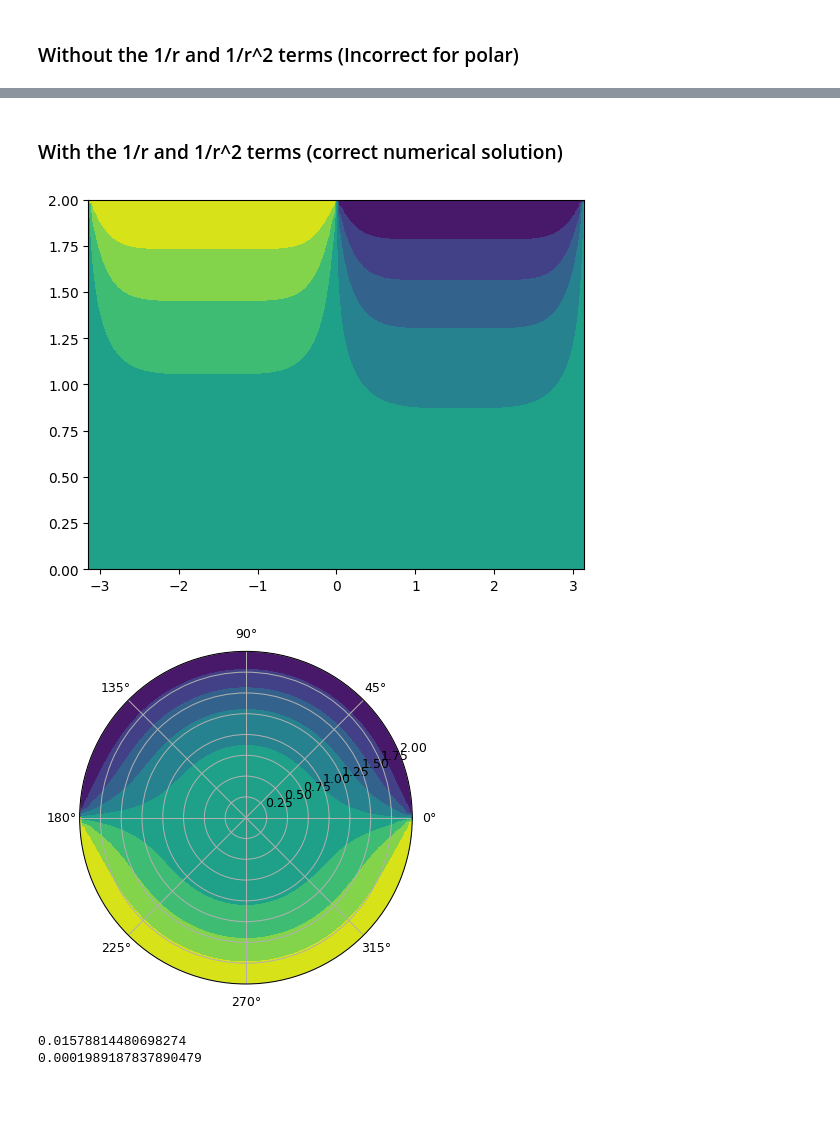
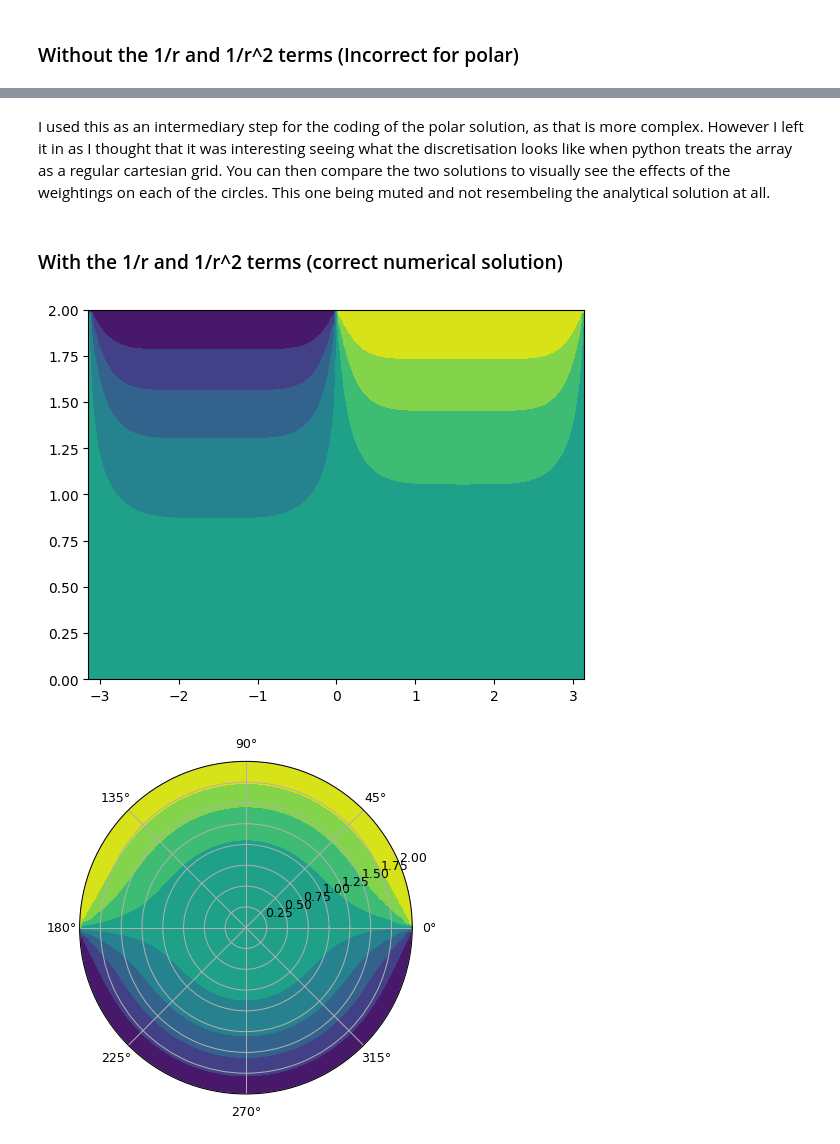
Before and after one commit to peterassessments/Individiual-Simulation, a Jupyter notebook: individual sim.ipynb, the cells around one changed output, grey strips where cells are left out. Saved outputs shown, nothing was run; the diff lists cells and outputs as text; code cells hidden in the pictures; blank space fills up the shorter version.

```diff
--- a/individual sim.ipynb
+++ b/individual sim.ipynb
@@ -3,12 +3,3 @@ import sympy as sp
 import matplotlib.pyplot as plt
 import numpy as np
 from sympy import *
-# %%
-T= sp.symbols('T')
-
-pi = sp.pi
-n = sp.symbols('n' , positive = True , integer = True)
-u = sp.symbols('u')
-
-
-sp.integrate(sp.sin(n*T), (T, 0,pi))
@@ -231,10 +237,10 @@ plt.show()
 # %% [markdown]
 ### Without the 1/r and 1/r^2 terms (Incorrect for polar)
 # %%
-max_iters = 500
+max_iters = 500 # controls the number of iterations python does
 
-length_r = 100
-length_theta = 100
+length_r = 100   # controls the number of circles of the r discretisation
+length_theta = 100  # controls the number of wedges of the theta discretisation
 
 radius = 2
 
@@ -258,8 +264,8 @@ u = np.empty((length_r, length_theta))
 u.fill(filler_value)
 
 # DOING ALL THE BOUNDARY CONDITIONS BY ARRAY SLICING
-u[length_r-1, (length_r//2): length_r] = the_bot_temp         # issue with / returning a floating point, not an integer, for indexing integers are required
-u[length_r-1, 0: (length_r//2)] = the_top_temp             # this is done as python places polar arrays counter clockwise
+u[length_r-1, (length_r//2): length_r] = the_top_temp         # issue with / returning a floating point, not an integer, for indexing integers are required
+u[length_r-1, 0: (length_r//2)] = the_bot_temp             # this is done as python places polar arrays counter clockwise
 u[0, :] = r_zero
 
 
@@ -287,3 +287,5 @@ plt.show()
+# %% [markdown]
+I used this as an intermediary step for the coding of the polar solution, as that is more complex. However I left it in as I thought that it was interesting seeing what the discretisation looks like when python treats the array as a regular cartesian grid. You can then compare the two solutions to visually see the effects of the weightings on each of the circles. This one being muted and not resembeling the analytical solution at all.
 # %% [markdown]
 ### With the 1/r and 1/r^2 terms (correct numerical solution)
 # %%
@@ -296,74 +298,54 @@ radius = 2
 
 
 
-the_top_temp = 100
+the_top_temp = 100         # Feel free to change these values
 the_bot_temp = -100
 r_zero = 0
 
 filler_value = 10
 
 
-#r, theta = np.meshgrid(np.arange(0, length_r), np.arange(0,length_theta))
 
 r = np.linspace(0, radius , length_r)  # slices of radius of whatever length_r is set to
 theta = np.linspace(-np.pi, np.pi , length_theta) # slices of -pi to pi of length_theta
 
-#r, theta = np.meshgrid(np.linspace(0, radius , length_r), np.linspace(-np.pi, np.pi , length_theta) )
 
 
 u = np.empty((length_r, length_theta))
 u.fill(filler_value)
 
 # DOING ALL THE BOUNDARY CONDITIONS BY ARRAY SLICING
-u[length_r-1, 0: (length_r//2)] = the_top_temp             # this is done as python places polar arrays counter clockwise
-u[length_r-1, (length_r//2): length_r] = the_bot_temp         # issue with / returning a floating point, not an integer, for indexing integers are required
-u[0, :] = r_zero
+u[length_r-1, 0: (length_r//2)] = the_bot_temp             # this is done as python places polar arrays counter clockwise
+u[length_r-1, (length_r//2): length_r] = the_top_temp
+#u[0, :] = r_zero       ~ This boundary condition is not needed for an accurate apporximation.
 
-#/////////////////////////////////////////Definintions of polar laplace terms
-#del_r_squ = (radius/length_r)**2                             # (2/100)**2 = 0.0004
-#del_theta_squ =  ((2*np.pi) / length_theta)**2               # (6.3/100) = 0.0063
-#r_squ = radius**2                                            # (2**2)    = 4
-#use radius for r                                            # 2         = 2
-#two_del_r = 2*(radius/length_r)                              #  2*(2/100)= 0.04
 
-#multiplier = (del_r_squ*r_squ*del_theta_squ) / (2*(r_squ*del_theta_squ)) + 2*(del_r_squ)
 
-#multiplier = ((r[i] - r[i-1])**2)* ((r[i])**2) * ((theta[j] - theta[j-1])**2) / (2*(((r[i])**2) * (theta[j] - theta[j-1])**2)) # MAIN BUG FOUND why have you left out the 2delta r bit
-#///////////////////////////////////////////
 for iteration in range(max_iters):
     for i in range(1, (length_r -1)): # need to skip over boundary points that we have defined to avoid iterating over them.
 
         X = (r[i] - r[i-1])**2  # delta radius(i) squared                 # CHANGE IN R is just r2 -r1
         Y = (r[i] * (2*(r[i] - r[i-1])))          # radius(i) times 2 times delta r
 
 
-        for j in range(1, length_theta-1): #(1, (length_theta -1)):
+        for j in range(1, length_theta-1):
 
-            Z = ((r[i])**2 )*((theta[j] - theta[j-1])**2)  #
+            Z = ((r[i])**2 )*((theta[j] - theta[j-1])**2)
             multiplier = ((r[i] - r[i-1])**2)* ((r[i])**2) * ((theta[j] - theta[j-1])**2) / ( (2*(((r[i])**2) * (theta[j] - theta[j-1])**2)) + 2*((r[i] - r[i -1])**2) )
 
-            u[i,j] =  (multiplier) *( (u[i-1,j]/ X) + (u[i+1,j]/ X) + (u[i+1,j]/ Y) + (-u[i-1,j]/ Y) + (u[i,j-1]/ Z) + (u[i,j+1]/ Z) ) #(multiplier) *
+            u[i,j] =  (multiplier) *( (u[i-1,j]/ X) + (u[i+1,j]/ X) + (u[i+1,j]/ Y) + (-u[i-1,j]/ Y) + (u[i,j-1]/ Z) + (u[i,j+1]/ Z) )
 
 
 
-#  u[i,j] = ((del_r_squ*r_squ*del_theta_squ) / (2*(r_squ*del_theta_squ)) + 2*(del_r_squ) ) * ( (u[i-1,j]/ del_r_squ) + (u[i+1,j]/del_r_squ) + (u[i+1,j]/(radius*two_del_r)) + (-u[i-1,j]/(radius*two_del_r)) + (u[i,j-1]/(r_squ*del_theta_squ)) + (u[i,j+1]/(r_squ*del_theta_squ)) )
 
 plt.contourf(theta,r , u)
 plt.show()
 
-plt.subplots(dpi = 90 , subplot_kw=dict(projection = 'polar'))     # maybe the tightening side needs to be on the x axis  thats why this works because It folds on theta
+plt.subplots(dpi = 90 , subplot_kw=dict(projection = 'polar'))
 plt.contourf(theta, r ,u)
 plt.show()
 
-
-
-print(Z)
-print(multiplier)
-#this may be because r is not a static value and it varies at that point in the discretisation. so i have to change my code
-
-#I think im itterating over one of the boudaries here / fixed
+# python has to run the for loops many times, so computation may take a while.
 # %% [output]
-[figure, old version]
+[figure, new version]
-[figure, old version]
+[figure, new version]
-0.01578814480698274
-0.0001989187837890479
```
Also changed, not shown: parts of 16 cells of this notebook.
